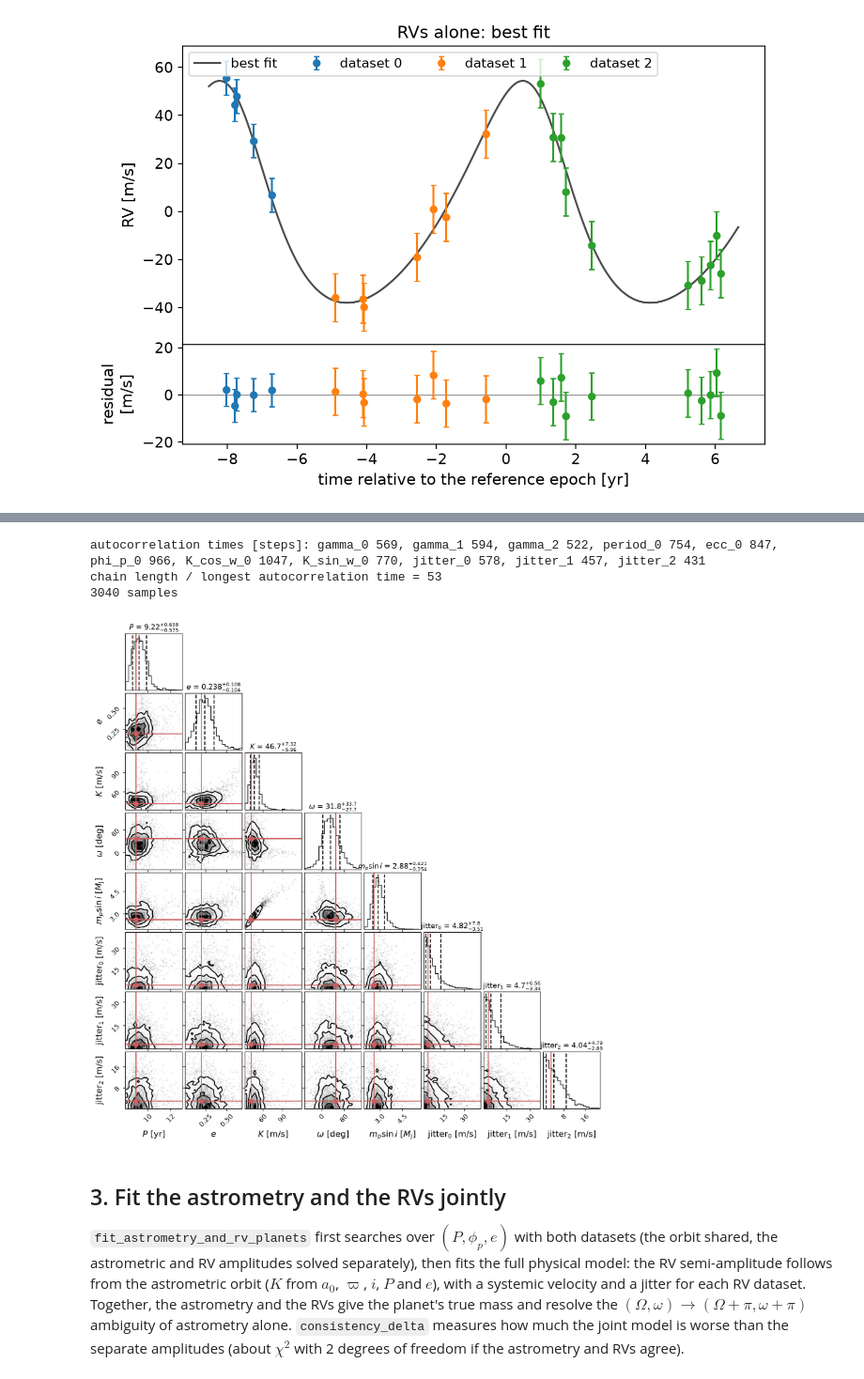
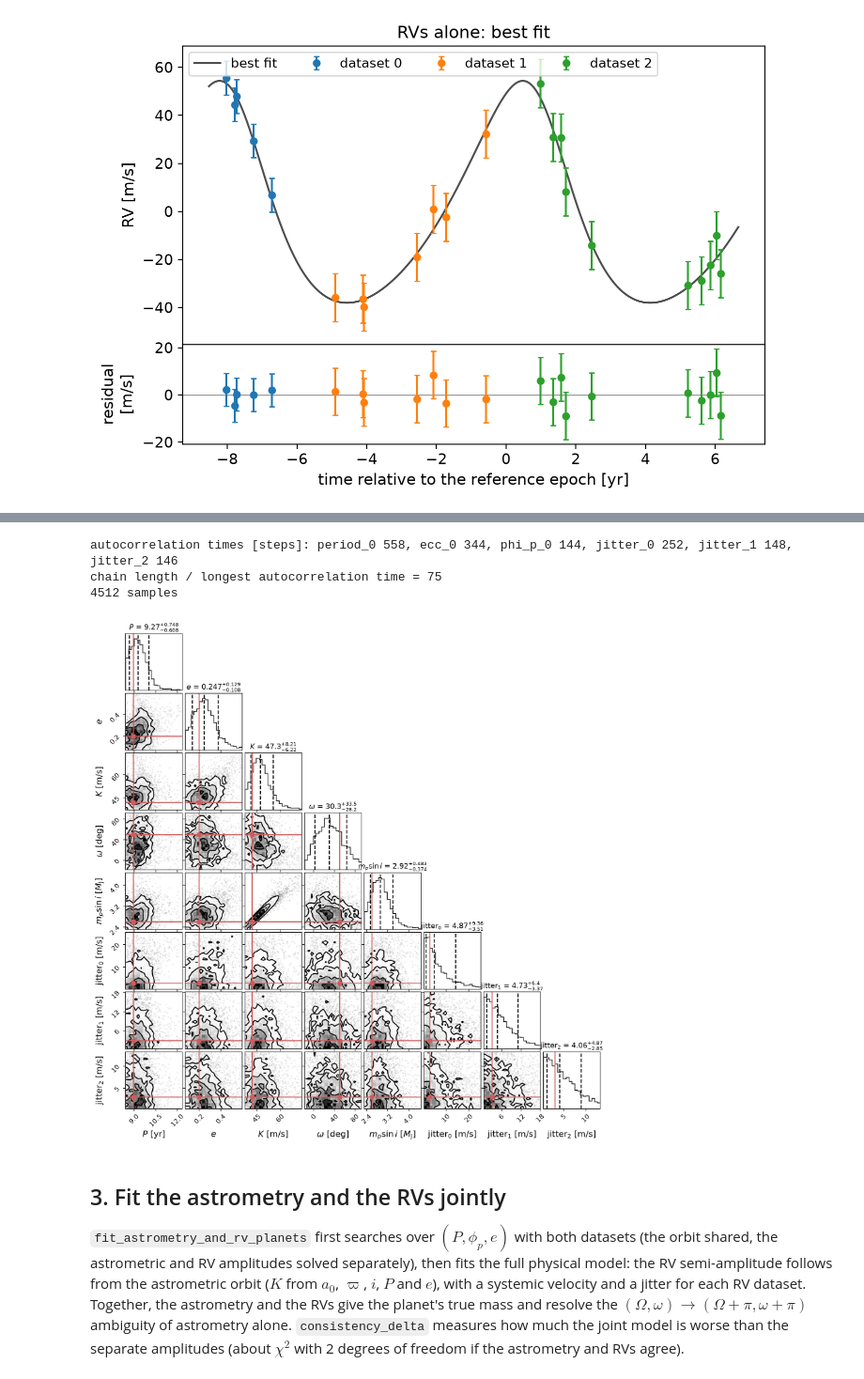
Before and after one commit to CalebLammers/gaiamockplus, a Jupyter notebook: notebooks/03_single_planet_astrometry_and_rvs.ipynb, the cells around one changed output, grey strips where cells are left out. Shown at 94% size. Drawn from its saved outputs; the diff is of its cells as text; code cells hidden in the pictures.

Commit message:
Marginalize the linear parameters in the MCMC likelihoods by default; re-run notebooks 01-06
Co-Authored-By: Claude Opus 5.5 <noreply@anthropic.com>

```diff
--- a/notebooks/03_single_planet_astrometry_and_rvs.ipynb
+++ b/notebooks/03_single_planet_astrometry_and_rvs.ipynb
@@ -122,8 +122,9 @@ plot_rvs(res_rv, 'RVs alone: best fit')
 # %%
+phi0_rv = dict(zip(res_rv['theta_names'], res_rv['theta']))['phi_p_0']  # best-fit value
 
 def log_prior_rv(theta):
-    P, e, jit = theta[3], theta[4], theta[8:]
-    if 10 < P < 1e4 and 0 <= e < 1 and np.all((0 <= jit) & (jit < 0.05)):
+    P, e, phi_p, jit = theta[0], theta[1], theta[2], theta[3:]
+    if 10 < P < 1e4 and 0 <= e < 0.9 and abs(phi_p - phi0_rv) < np.pi and np.all((0 <= jit) & (jit < 0.05)):
         return 0.0
     return -np.inf
 
@@ -133,40 +134,41 @@ def log_prob_rv(theta):
         return -np.inf
     return lp + gmp.log_likelihood_rv_planets(theta, *rv_data, rv_dataset=rv_dataset)
 
-nwalkers, nsteps = 32, 55000
+nwalkers, nsteps = 32, 42000
 p0 = gmp.initial_walkers(res_rv, nwalkers, log_prob=log_prior_rv, rng=rng)
 np.random.seed(6)  # emcee draws its moves from numpy's global random state
 sampler_rv = emcee.EnsembleSampler(nwalkers, p0.shape[1], log_prob_rv)
 sampler_rv.run_mcmc(p0, nsteps, progress=True);
 # %%
 # convergence: the chain should be much longer than the autocorrelation time (tol=0: estimate it whatever the chain length)
-names_rv = res_rv['theta_names'] + ['jitter_0', 'jitter_1', 'jitter_2']
+names_rv = gmp.sampled_names(res_rv) + ['jitter_0', 'jitter_1', 'jitter_2']
 tau = sampler_rv.get_autocorr_time(tol=0)
 print('autocorrelation times [steps]:', ', '.join(f'{n} {t:.0f}' for n, t in zip(names_rv, tau)))
 print(f'chain length / longest autocorrelation time = {nsteps/tau.max():.0f}')
 burn, thin = int(5*tau.max()), int(tau.max()/2)  # discard the burn-in (5 autocorrelation times) and thin the chain
 samples_rv = sampler_rv.get_chain(discard=burn, thin=thin, flat=True)
 print(f'{len(samples_rv)} samples')
+samples_rv = gmp.expand_marginal_samples(samples_rv, res_rv, rv_data=rv_data, rv_dataset=rv_dataset, rng=rng)  # all parameters, ordered like res_rv['theta']
 
 # physical parameters for each sample: K, w, and m sin i (the inverse of the RV semi-amplitude)
 P_s, e_s, h_s, c_s, jit_s = samples_rv[:, 3], samples_rv[:, 4], samples_rv[:, 6], samples_rv[:, 7], samples_rv[:, 8:]
 K_s = np.hypot(h_s, c_s)
 w_s = fit_rv['w'] + np.angle(np.exp(1j*(np.arctan2(c_s, h_s) - fit_rv['w'])))  # w is an angle: keep it continuous around the best fit
 msini_s = gmp.get_planet_m_sini(K_s, P_s, e_s, m_star)
 
 corner_rv = np.column_stack([P_s/365.25, e_s, 1e3*K_s, np.degrees(w_s), msini_s/M_JUP, 1e3*jit_s])
 labels = [r'$P$ [yr]', r'$e$', r'$K$ [m/s]', r'$\omega$ [deg]', r'$m_p\sin i$ [$M_\mathrm{J}$]'] + [f'jitter$_{k}$ [m/s]' for k in range(3)]
 titles = [r'$P$', r'$e$', r'$K$', r'$\omega$', r'$m_p\sin i$'] + [f'jitter$_{k}$' for k in range(3)]
 truths = [planet['period']/365.25, planet['ecc'], 1e3*K_true, 50.0, planet['m_planet']*np.sin(planet['inc'])/M_JUP, 3.0, 3.0, 3.0]
-fig = corner.corner(corner_rv, range=[0.99]*corner_rv.shape[1], labels=labels, titles=titles, truths=truths, truth_color='indianred', quantiles=[0.16, 0.5, 0.84],
+fig = corner.corner(corner_rv, range=[0.9]*corner_rv.shape[1], labels=labels, titles=titles, truths=truths, truth_color='indianred', quantiles=[0.16, 0.5, 0.84],
                     show_titles=True, title_fmt='.3g', max_n_ticks=3, labelpad=0.08, label_kwargs=dict(fontsize=13), title_kwargs=dict(fontsize=11))
 fig.set_size_inches(11, 11)
 plt.show()
 # %% [output]
-autocorrelation times [steps]: gamma_0 569, gamma_1 594, gamma_2 522, period_0 754, ecc_0 847, phi_p_0 966, K_cos_w_0 1047, K_sin_w_0 770, jitter_0 578, jitter_1 457, jitter_2 431
-chain length / longest autocorrelation time = 53
-3040 samples
+autocorrelation times [steps]: period_0 558, ecc_0 344, phi_p_0 144, jitter_0 252, jitter_1 148, jitter_2 146
+chain length / longest autocorrelation time = 75
+4512 samples
-[figure, old version]
+[figure, new version]
 # %% [markdown]
 ## 3. Fit the astrometry and the RVs jointly
 
```
Also changed, not shown: parts of 5 cells of this notebook, 7 other files.
